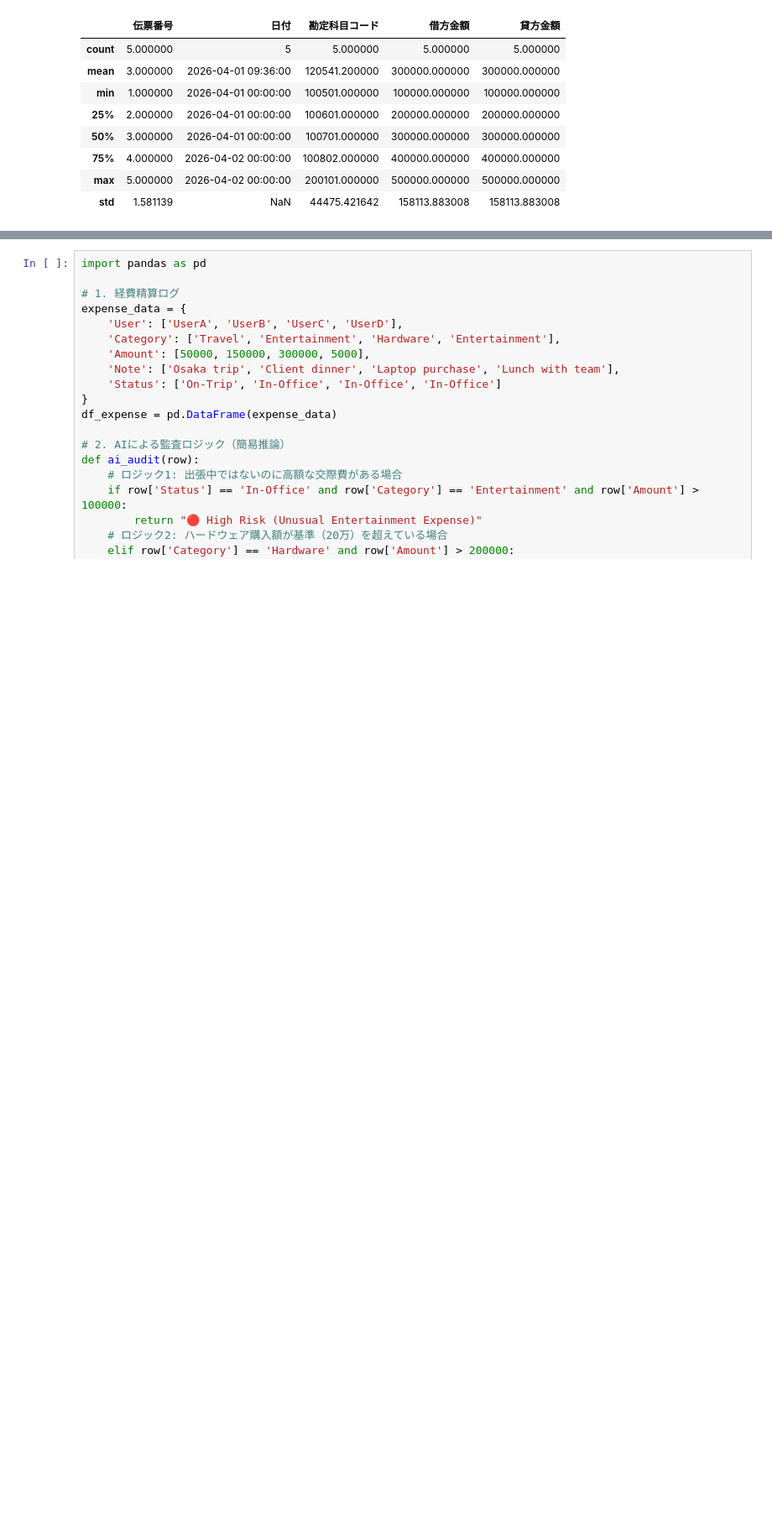
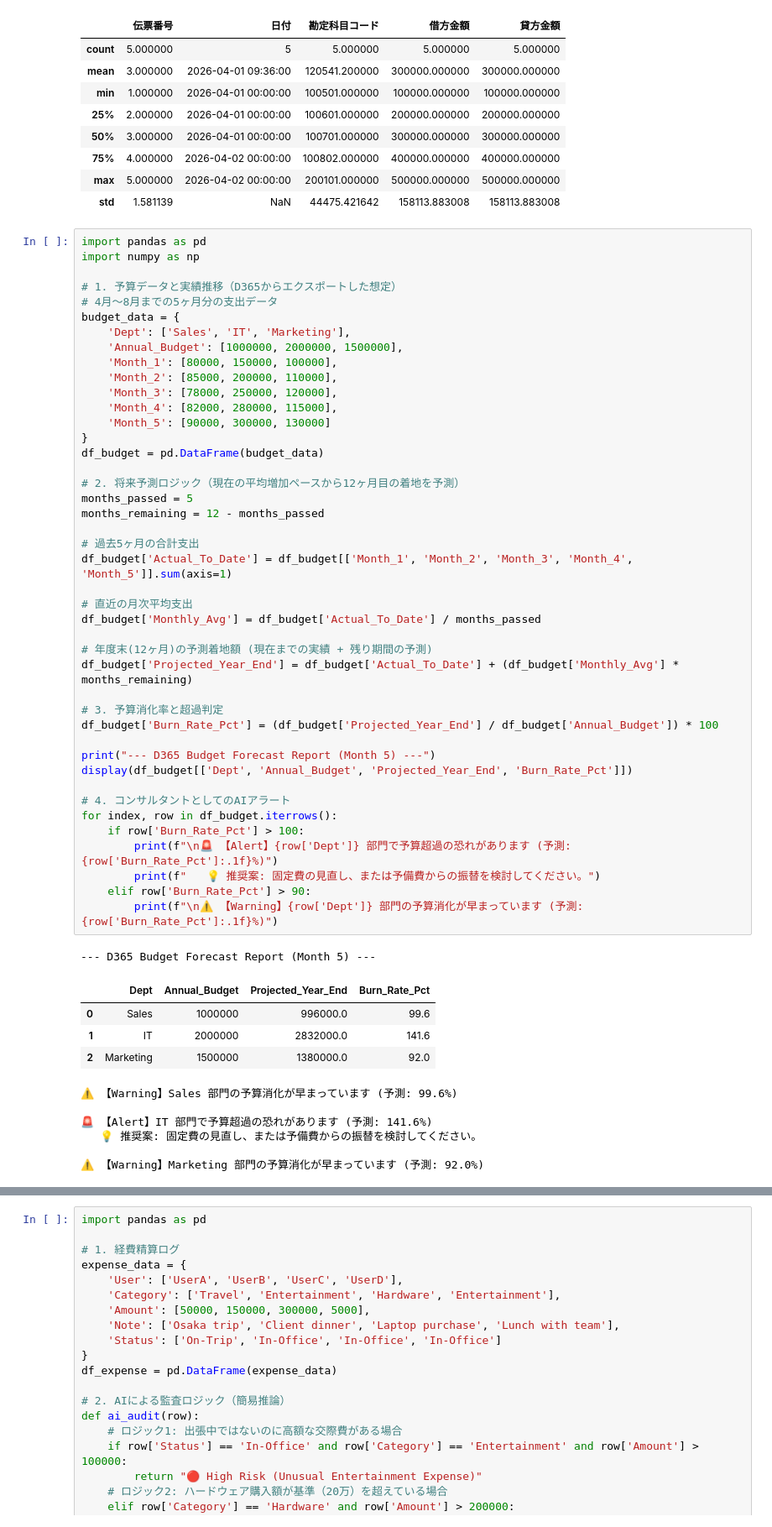
Before and after one commit to KojiKaiwa/D365-Finance-Automation, a Jupyter notebook: D365_Data_Processing.ipynb, the cells around one changed output, grey strips where cells are left out. Shown at 84% size. Drawn from its saved outputs; the diff is of its cells as text; blank space fills up the shorter version.

```diff
--- a/D365_Data_Processing.ipynb
+++ b/D365_Data_Processing.ipynb
@@ -31,3 +31,58 @@ display(df.describe())
 | 75% | 4.000000 | 2026-04-02 00:00:00 | 100802.000000 | 400000.000000 | 400000.000000 |
 | max | 5.000000 | 2026-04-02 00:00:00 | 200101.000000 | 500000.000000 | 500000.000000 |
 | std | 1.581139 | NaN | 44475.421642 | 158113.883008 | 158113.883008 |
+# %%
+import pandas as pd
+import numpy as np
+
+# 1. 予算データと実績推移（D365からエクスポートした想定）
+# 4月〜8月までの5ヶ月分の支出データ
+budget_data = {
+    'Dept': ['Sales', 'IT', 'Marketing'],
+    'Annual_Budget': [1000000, 2000000, 1500000],
+    'Month_1': [80000, 150000, 100000],
+    'Month_2': [85000, 200000, 110000],
+    'Month_3': [78000, 250000, 120000],
+    'Month_4': [82000, 280000, 115000],
+    'Month_5': [90000, 300000, 130000]
+}
+df_budget = pd.DataFrame(budget_data)
+
+# 2. 将来予測ロジック（現在の平均増加ペースから12ヶ月目の着地を予測）
+months_passed = 5
+months_remaining = 12 - months_passed
+
+# 過去5ヶ月の合計支出
+df_budget['Actual_To_Date'] = df_budget[['Month_1', 'Month_2', 'Month_3', 'Month_4', 'Month_5']].sum(axis=1)
+
+# 直近の月次平均支出
+df_budget['Monthly_Avg'] = df_budget['Actual_To_Date'] / months_passed
+
+# 年度末(12ヶ月)の予測着地額 (現在までの実績 + 残り期間の予測)
+df_budget['Projected_Year_End'] = df_budget['Actual_To_Date'] + (df_budget['Monthly_Avg'] * months_remaining)
+
+# 3. 予算消化率と超過判定
+df_budget['Burn_Rate_Pct'] = (df_budget['Projected_Year_End'] / df_budget['Annual_Budget']) * 100
+
+print("--- D365 Budget Forecast Report (Month 5) ---")
+display(df_budget[['Dept', 'Annual_Budget', 'Projected_Year_End', 'Burn_Rate_Pct']])
+
+# 4. コンサルタントとしてのAIアラート
+for index, row in df_budget.iterrows():
+    if row['Burn_Rate_Pct'] > 100:
+        print(f"\n🚨 【Alert】{row['Dept']} 部門で予算超過の恐れがあります (予測: {row['Burn_Rate_Pct']:.1f}%)")
+        print(f"   💡 推奨案: 固定費の見直し、または予備費からの振替を検討してください。")
+    elif row['Burn_Rate_Pct'] > 90:
+        print(f"\n⚠️ 【Warning】{row['Dept']} 部門の予算消化が早まっています (予測: {row['Burn_Rate_Pct']:.1f}%)")
+# %% [output]
+--- D365 Budget Forecast Report (Month 5) ---
+|  | Dept | Annual_Budget | Projected_Year_End | Burn_Rate_Pct |
+| 0 | Sales | 1000000 | 996000.0 | 99.6 |
+| 1 | IT | 2000000 | 2832000.0 | 141.6 |
+| 2 | Marketing | 1500000 | 1380000.0 | 92.0 |
+⚠️ 【Warning】Sales 部門の予算消化が早まっています (予測: 99.6%)
+
+🚨 【Alert】IT 部門で予算超過の恐れがあります (予測: 141.6%)
+   💡 推奨案: 固定費の見直し、または予備費からの振替を検討してください。
+
+⚠️ 【Warning】Marketing 部門の予算消化が早まっています (予測: 92.0%)
```
Also changed, not shown: parts of 1 cell of this notebook.
